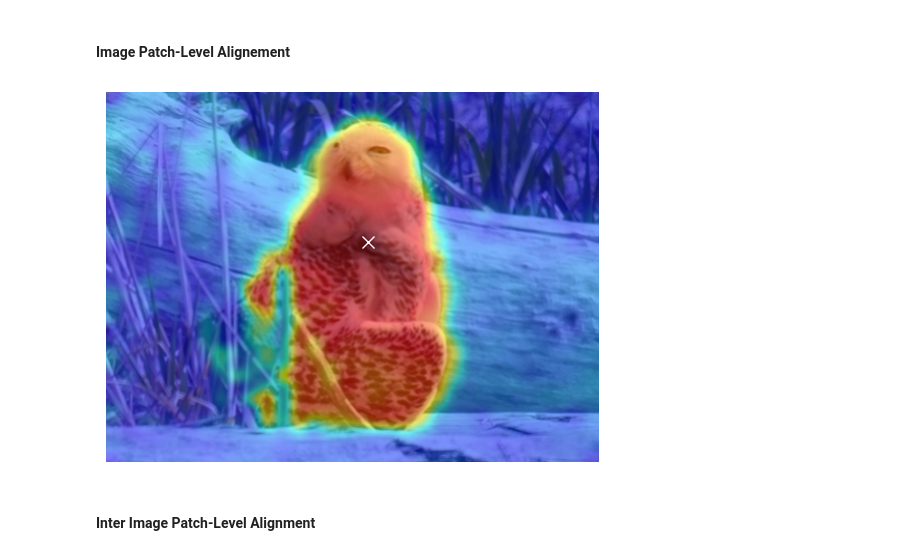
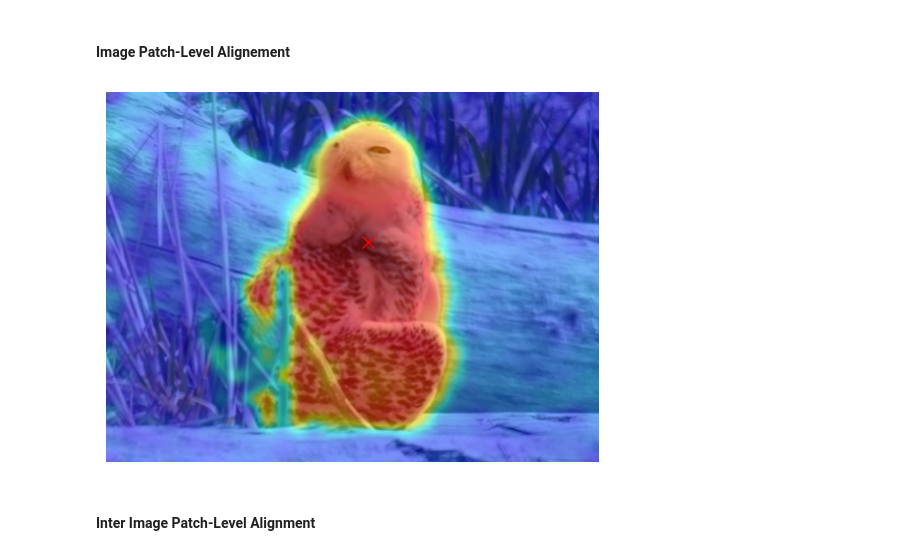
Before and after one commit to PaulCouairon/DiffCut, a Jupyter notebook: semantic_coherence.ipynb, the cells around one changed output. Cells and saved outputs as stored; diff of their text form; code cells hidden in the pictures.

```diff
--- a/semantic_coherence.ipynb
+++ b/semantic_coherence.ipynb
@@ -44,22 +46,24 @@ def overlay_heatmap(image_path, heatmap, sigma=5):
 # %%
 models_list = {
     "SSD-1B":'segmind/SSD-1B',
-    "DINOv1_224":'vit_base_patch16_224.dino',
-    "DINOv2-L-14-518":'vit_large_patch14_dinov2',
-    "CLIP-VIT-L-14-224":'vit_large_patch14_clip_quickgelu_224',
-    "ViT-L-16-SigLIP-256":'vit_large_patch16_siglip_256'
+    "SSD-vega":'segmind/Segmind-vega',
+    "SD1.4": "CompVis/stable-diffusion-v1-4",
+    "DINOv1":'vit_base_patch16_224.dino',
+    "DINOv2-L":'vit_large_patch14_dinov2',
+    "CLIP-VIT-L":'vit_large_patch14_clip_quickgelu_224',
+    "SigLIP-L":'vit_large_patch16_siglip_256'
     }
 # %% [markdown]
 #### __Load Feature Extractor__
 # %%
 from tools.features_extraction import FeatureExtractor
-from diffcut.ldm import LdmExtractor
+from tools.ldm import LdmExtractor
 
 model_name = "SSD-1B" # Change the model name with a key in models_list
 img_size = 1024
 
 if "SD" in model_name:
-    extractor = LdmExtractor(model_name="SSD-1B")
+    extractor = LdmExtractor(model_name=model_name)
 else:
     extractor = FeatureExtractor(models_list[model_name], img_size=img_size)
 # %% [output]
@@ -112,27 +116,25 @@ examples = {
 # %%
 img_folder = "./assets/resized_imgs"
 img_name = "2010_003473.png"
 img_path = os.path.join(img_folder, img_name)
 
 image, h, w = open_image(img_folder, img_name, img_size)
 
 x_i, y_i = examples[img_name] # Position of the patch: x_i ∈ [0, 63] and y_i ∈ [0, 63]
-plt.plot(int((y_i / 64) * w), int((x_i / 64) * h), marker='x', color="white", markersize=8, mew=1)
+plt.plot(int((y_i / 64) * w), int((x_i / 64) * h), marker='x', color="red", markersize=8, mew=1)
 
 
 if "SD" in model_name:
-    batched_input = {'img': image, 'caption': [""]}
-    diffusion_features = extractor(batched_input, n_steps=10, steps=(50,), encode_method="noise")
+    features = extractor(image, step=50)
     # Output features from the final self-attention block of the UNet encoder
-    features = diffusion_features['down_blocks.2.attentions.1.transformer_blocks.3']
     features = F.normalize(features.reshape(1, img_size//32, img_size//32, -1).permute(0, 3, 1, 2), dim=1)
 else:
     features = extractor(image)
     features = F.normalize(features[-1][0], dim=1)
 
 patch_similarity(features, (x_i, y_i), img_path)
 # %% [output]
-[figure, old version]
+[figure, new version]
 # %% [markdown]
 #### __Inter Image Patch-Level Alignment__
 # %%
```
Also changed, not shown: parts of 2 cells of this notebook, 8 other files.
